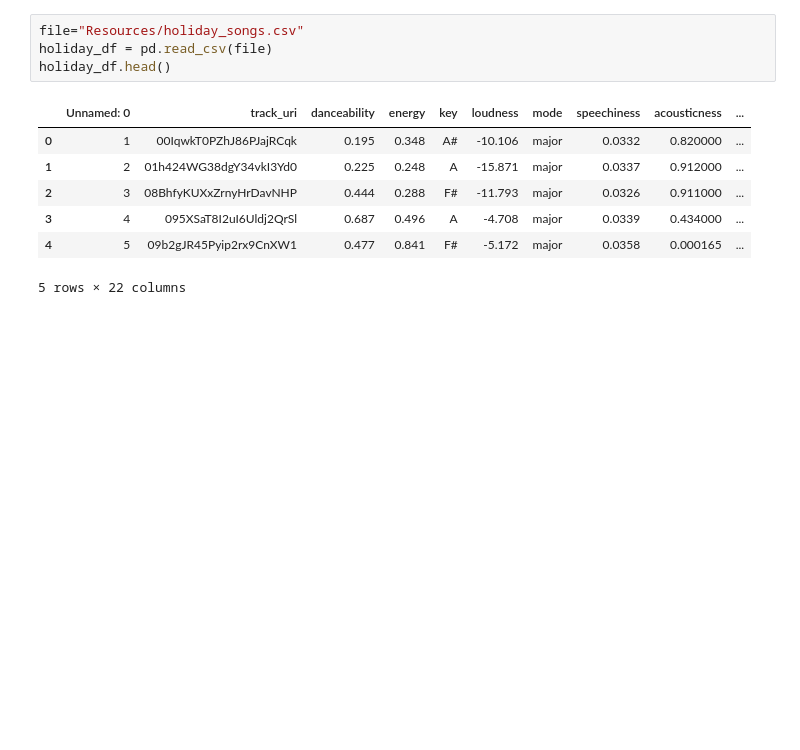
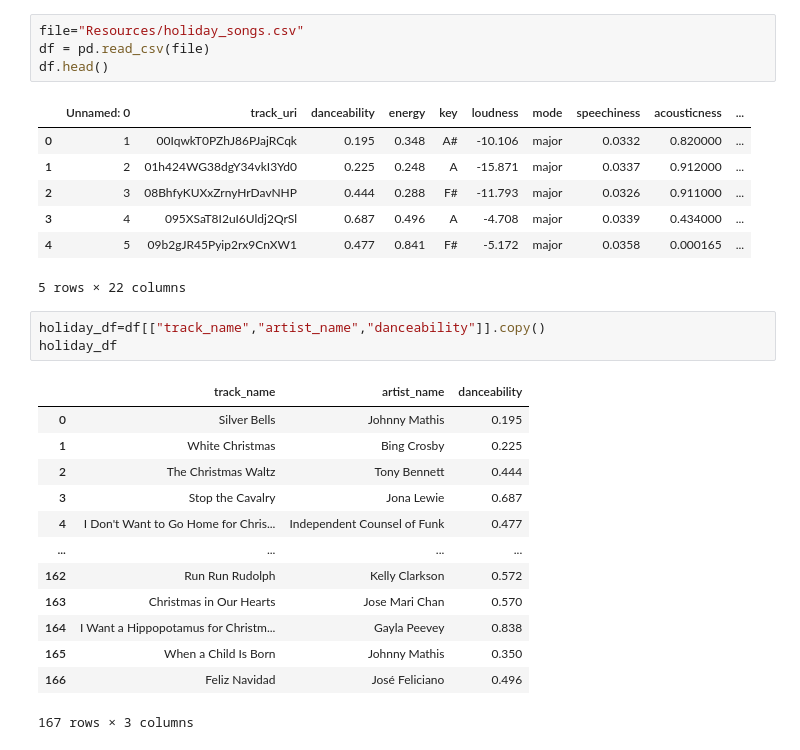
Before and after one commit to cdturner618/ETL-Project-, a Jupyter notebook: Holiday_Music.ipynb, the cells around one changed output. Drawn from its saved outputs; the diff is of its cells as text; blank space fills up the shorter version.

```diff
--- a/Holiday_Music.ipynb
+++ b/Holiday_Music.ipynb
@@ -3,8 +3,8 @@ import pandas as pd
 from sqlalchemy import create_engine
 # %%
 file="Resources/holiday_songs.csv"
-holiday_df = pd.read_csv(file)
-holiday_df.head()
+df = pd.read_csv(file)
+df.head()
 # %% [output]
 |  | Unnamed: 0 | track_uri | danceability | energy | key | loudness | mode | speechiness | acousticness | ... |
 | 0 | 1 | 00IqwkT0PZhJ86PJajRCqk | 0.195 | 0.348 | A# | -10.106 | major | 0.0332 | 0.820000 | ... |
@@ -13,3 +13,20 @@ holiday_df.head()
 | 3 | 4 | 095XSaT8I2uI6Uldj2QrSl | 0.687 | 0.496 | A | -4.708 | major | 0.0339 | 0.434000 | ... |
 | 4 | 5 | 09b2gJR45Pyip2rx9CnXW1 | 0.477 | 0.841 | F# | -5.172 | major | 0.0358 | 0.000165 | ... |
 5 rows × 22 columns
+# %%
+holiday_df=df[["track_name","artist_name","danceability"]].copy()
+holiday_df
+# %% [output]
+|  | track_name | artist_name | danceability |
+| 0 | Silver Bells | Johnny Mathis | 0.195 |
+| 1 | White Christmas | Bing Crosby | 0.225 |
+| 2 | The Christmas Waltz | Tony Bennett | 0.444 |
+| 3 | Stop the Cavalry | Jona Lewie | 0.687 |
+| 4 | I Don't Want to Go Home for Chris... | Independent Counsel of Funk | 0.477 |
+| ... | ... | ... | ... |
+| 162 | Run Run Rudolph | Kelly Clarkson | 0.572 |
+| 163 | Christmas in Our Hearts | Jose Mari Chan | 0.570 |
+| 164 | I Want a Hippopotamus for Christm... | Gayla Peevey | 0.838 |
+| 165 | When a Child Is Born | Johnny Mathis | 0.350 |
+| 166 | Feliz Navidad | José Feliciano | 0.496 |
+167 rows × 3 columns
```
Also changed, not shown: parts of 10 cells of this notebook.
